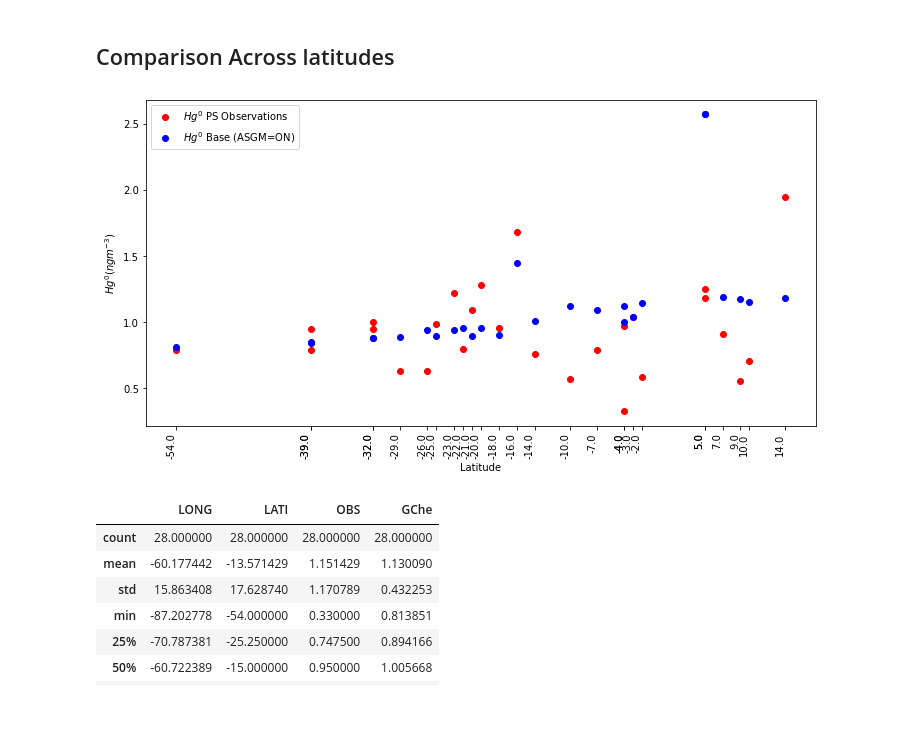
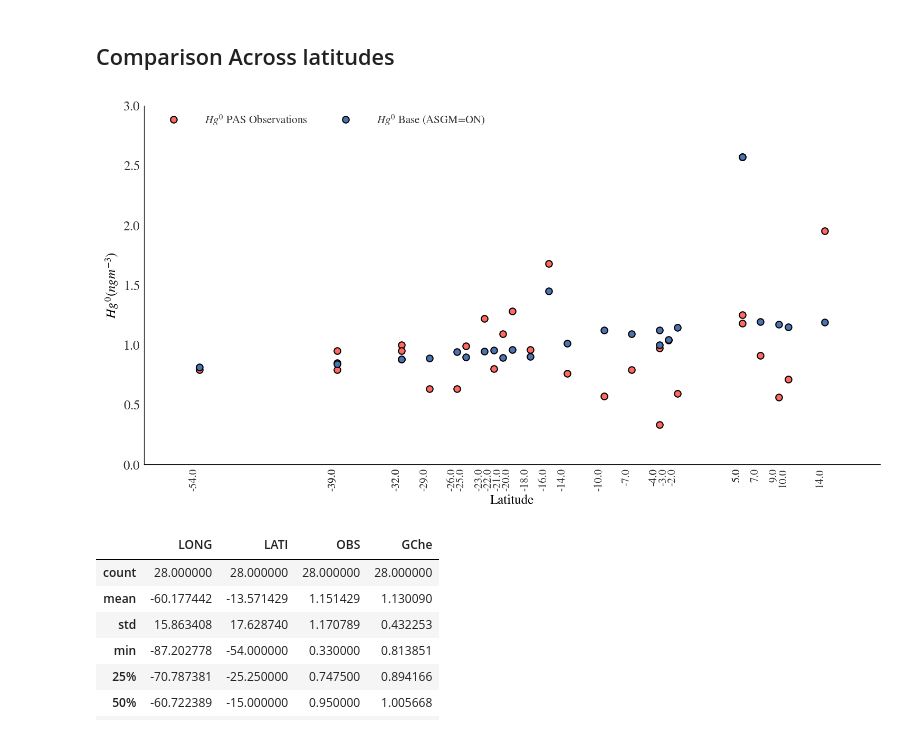
Before and after one commit to Shakes-tzd/MIT_TPP_thesis, a Jupyter notebook: JPnotebooks/LATAM_Passive_Sampler_Data_Analysis/Latam Tracer Concentrations Plots-2015.ipynb, the cells around one changed output. Saved outputs shown, nothing was run; the diff lists cells and outputs as text; code cells hidden in the pictures.

```diff
--- a/JPnotebooks/LATAM_Passive_Sampler_Data_Analysis/Latam Tracer Concentrations Plots-2015.ipynb
+++ b/JPnotebooks/LATAM_Passive_Sampler_Data_Analysis/Latam Tracer Concentrations Plots-2015.ipynb
@@ -22,7 +22,17 @@ import scipy
 import pandas
 from glob import glob
 import pandas as pd
-
+plot_colors={'Base (ASGM = ON)':'b','Base (ASGM = OFF)':'#329932','Observations':'#ff6961'}
+from matplotlib.ticker import ScalarFormatter,AutoMinorLocator
+import matplotlib as mpl
+# Plot settings
+# Plot settings
+plt.style.use(
+    "https://github.com/aeturrell/coding-for-economists/raw/main/plot_style.txt"
+)
+mpl.rcParams.update({"lines.linewidth": 1.2})
+# Set max rows displayed for readability
+pd.set_option("display.max_rows", 8)
 np.seterr(invalid='ignore'); # disable a warning from matplotlib and cartopy
 # %%
 from gamap_colormap import WhGrYlRd  # import the "WhGrYlRd" variable from my custom Python script
@@ -889,36 +899,38 @@ for item in df_passiveNgc['LATI'].drop(index=26):
 def legend_without_duplicate_labels(ax):
     handles, labels = ax.get_legend_handles_labels()
     unique = [(h, l) for i, (h, l) in enumerate(zip(handles, labels)) if l not in labels[:i]]
     ax.legend(*zip(*unique))
 
 labels = Latitude
 Hg0obs = df_passiveNgc['OBS'].drop(index=26)
 Hg0_GC = df_passiveNgc['GChe'].drop(index=26)
 
 x = Latitude  # the label locations
 
 
 fig, ax = plt.subplots(figsize=[12,6])
-rects1 = ax.plot(x,Hg0obs,'o', c='red',label='$Hg^0$ PS Observations')
-rects2 = ax.plot(x,Hg0_GC,'o', c='blue',label='$Hg^0$ Base (ASGM=ON)')
+rects1 = ax.plot(x,Hg0obs,'o', c=plot_colors['Observations'],label='$Hg^0$ PAS Observations')
+rects2 = ax.plot(x,Hg0_GC,'o', c='b',label='$Hg^0$ Base (ASGM=ON)')
 
 
 # Add some text for labels, title and custom x-axis tick labels, etc.
 ax.set_ylabel('$Hg^0 (ngm^{-3})$')
 #ax.set_title('Comparison between observed $Hg^0$ annual averages and GEOS Chem $Hg^0$ annual averages in South America ')
 ax.set_xticks(x)
 ax.set_xticklabels(labels,rotation=90, fontsize=10,ha='right')
 #plt.xticks(x, labels, rotation='vertical')
 #ax.legend()
+
 ax.set_xlabel('Latitude')
 legend_without_duplicate_labels(ax)
+ax.legend(frameon=False, loc='upper left',ncol=2,handlelength=4)
 name='06-12-22_pas_vs_model_Hg0-per-year_by-latitude_001'
 savepath='/home/tzd/fs03/d1/tzd/Data_analysis/MIT_TPP_thesis/figures/Passive_Samplers/'+name+'.pdf'
 fig.savefig(savepath,bbox_inches='tight')
 
 plt.show()
 # %% [output]
-[figure, old version]
+[figure, new version]
 # %%
 df_passiveNgc.describe()
 # %% [output]
```
Also changed, not shown: parts of 1 cell of this notebook, 2 other files.
